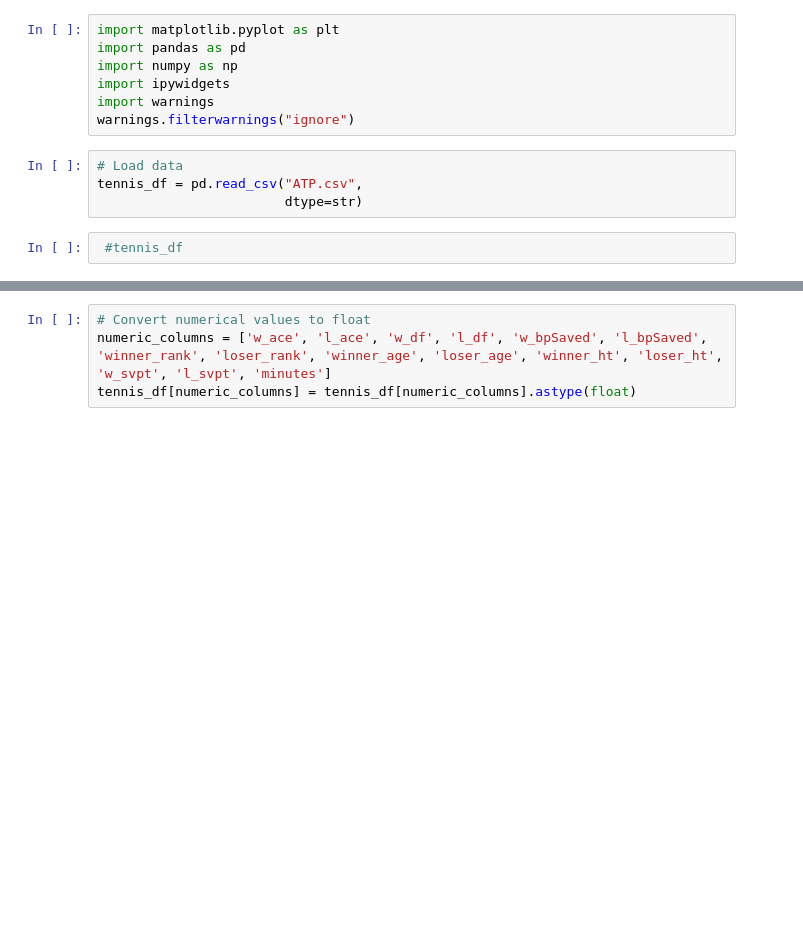
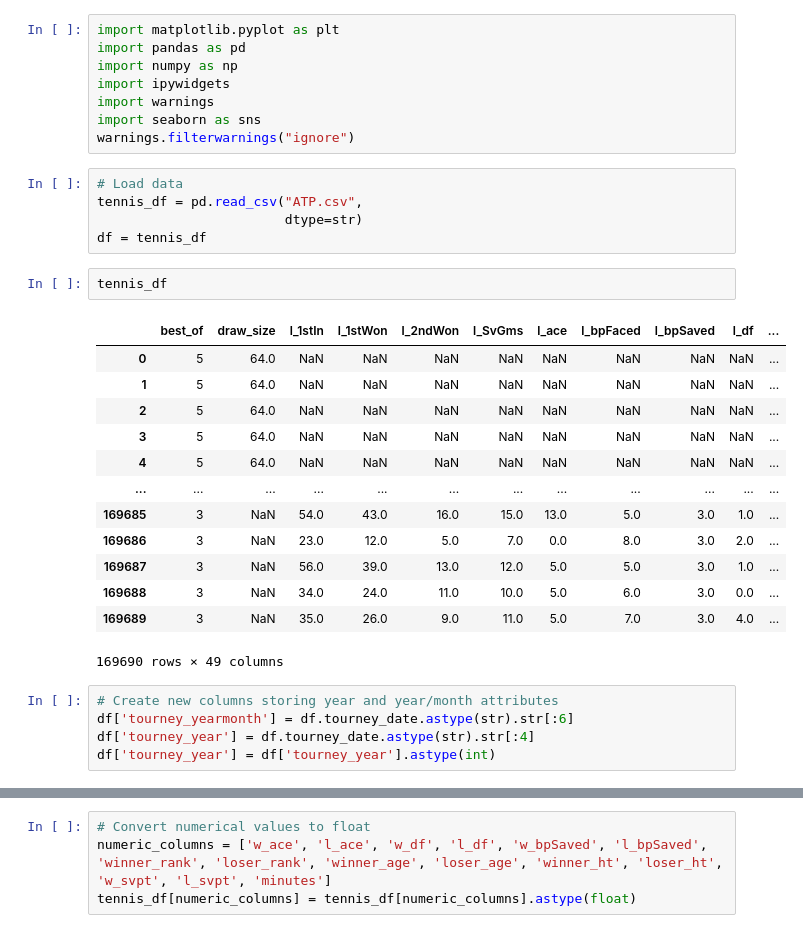
Before and after one commit to ericL1u/IS-445-FInal-GroupProject, a Jupyter notebook: app445.ipynb, the cells around one changed output, grey strips where cells are left out. Saved outputs shown, nothing was run; the diff lists cells and outputs as text; blank space fills up the shorter version.

```diff
--- a/app445.ipynb
+++ b/app445.ipynb
@@ -4,10 +4,31 @@ import pandas as pd
 import numpy as np
 import ipywidgets
 import warnings
+import seaborn as sns
 warnings.filterwarnings("ignore")
 # %%
 # Load data
 tennis_df = pd.read_csv("ATP.csv",
                         dtype=str)
+df = tennis_df
-# %%
- #tennis_df
+# %%
+tennis_df
+# %% [output]
+|  | best_of | draw_size | l_1stIn | l_1stWon | l_2ndWon | l_SvGms | l_ace | l_bpFaced | l_bpSaved | l_df | ... |
+| 0 | 5 | 64.0 | NaN | NaN | NaN | NaN | NaN | NaN | NaN | NaN | ... |
+| 1 | 5 | 64.0 | NaN | NaN | NaN | NaN | NaN | NaN | NaN | NaN | ... |
+| 2 | 5 | 64.0 | NaN | NaN | NaN | NaN | NaN | NaN | NaN | NaN | ... |
+| 3 | 5 | 64.0 | NaN | NaN | NaN | NaN | NaN | NaN | NaN | NaN | ... |
+| 4 | 5 | 64.0 | NaN | NaN | NaN | NaN | NaN | NaN | NaN | NaN | ... |
+| ... | ... | ... | ... | ... | ... | ... | ... | ... | ... | ... | ... |
+| 169685 | 3 | NaN | 54.0 | 43.0 | 16.0 | 15.0 | 13.0 | 5.0 | 3.0 | 1.0 | ... |
+| 169686 | 3 | NaN | 23.0 | 12.0 | 5.0 | 7.0 | 0.0 | 8.0 | 3.0 | 2.0 | ... |
+| 169687 | 3 | NaN | 56.0 | 39.0 | 13.0 | 12.0 | 5.0 | 5.0 | 3.0 | 1.0 | ... |
+| 169688 | 3 | NaN | 34.0 | 24.0 | 11.0 | 10.0 | 5.0 | 6.0 | 3.0 | 0.0 | ... |
+| 169689 | 3 | NaN | 35.0 | 26.0 | 9.0 | 11.0 | 5.0 | 7.0 | 3.0 | 4.0 | ... |
+169690 rows × 49 columns
+# %%
+# Create new columns storing year and year/month attributes
+df['tourney_yearmonth'] = df.tourney_date.astype(str).str[:6]
+df['tourney_year'] = df.tourney_date.astype(str).str[:4]
+df['tourney_year'] = df['tourney_year'].astype(int)
```
Also changed, not shown: parts of 39 cells of this notebook.
